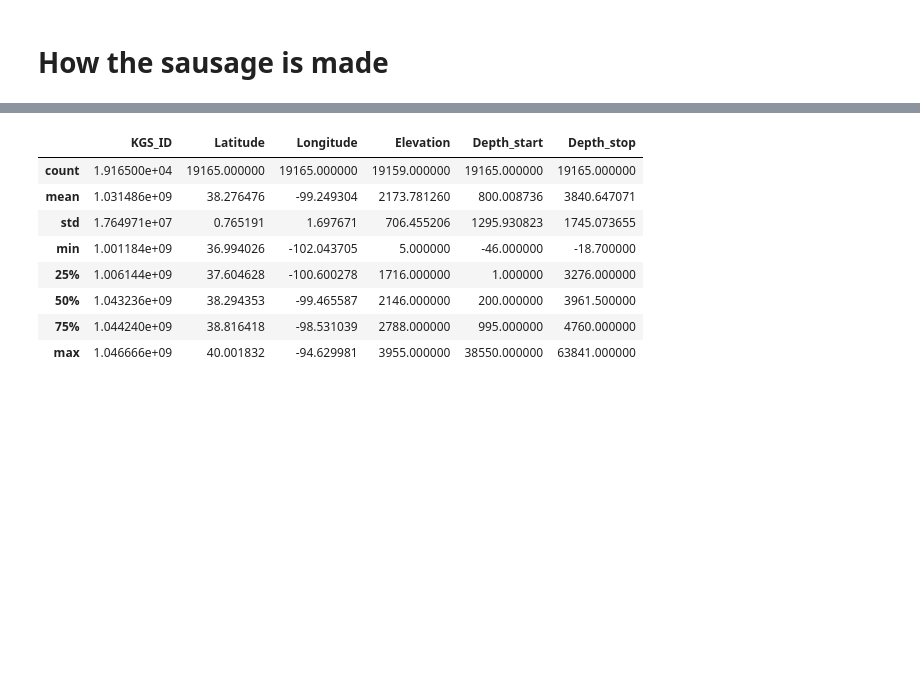
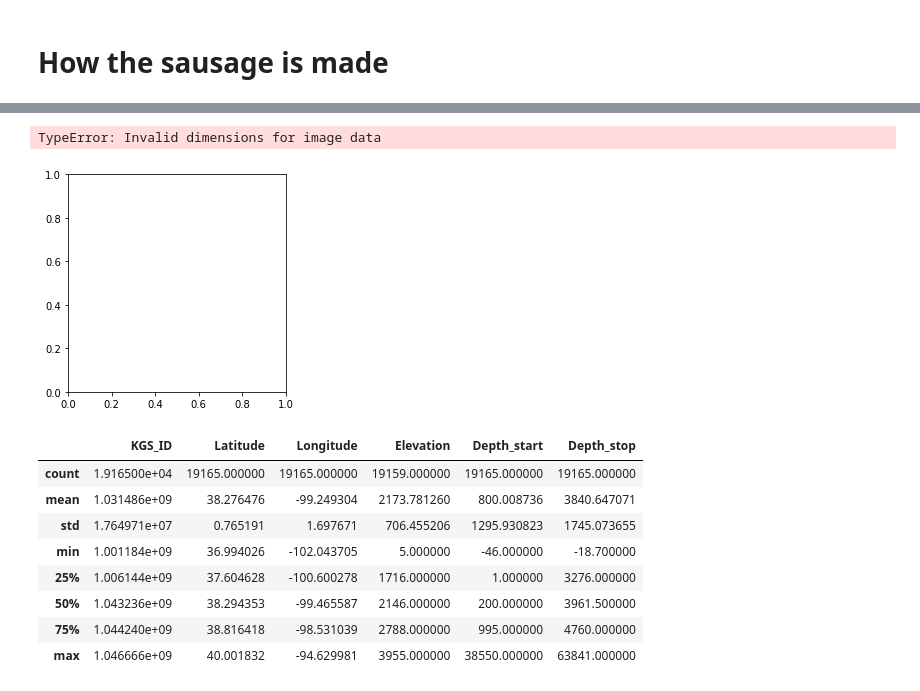
Before and after one commit to chancesang/datadisco, a Jupyter notebook: making_plot_sausages.ipynb, the cells around one changed output, grey strips where cells are left out. Drawn from its saved outputs; the diff is of its cells as text; code cells hidden in the pictures; blank space fills up the shorter version.

```diff
--- a/making_plot_sausages.ipynb
+++ b/making_plot_sausages.ipynb
@@ -87,3 +86,8 @@ IndexError: list index out of range
+# %%
+(logchunks(shrimplin, 'GR')[4]).shape
+# %% [output]
+TypeError: Invalid dimensions for image data
+[figure, added]
 # %%
 import zipfile; import os; import urllib
 
```
Also changed, not shown: parts of 2 cells of this notebook.
